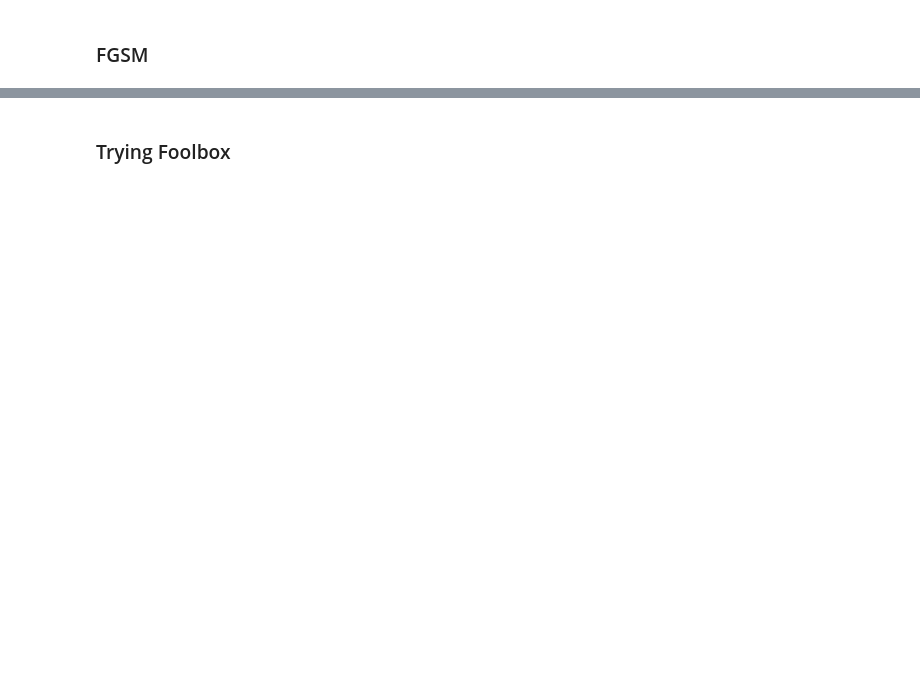
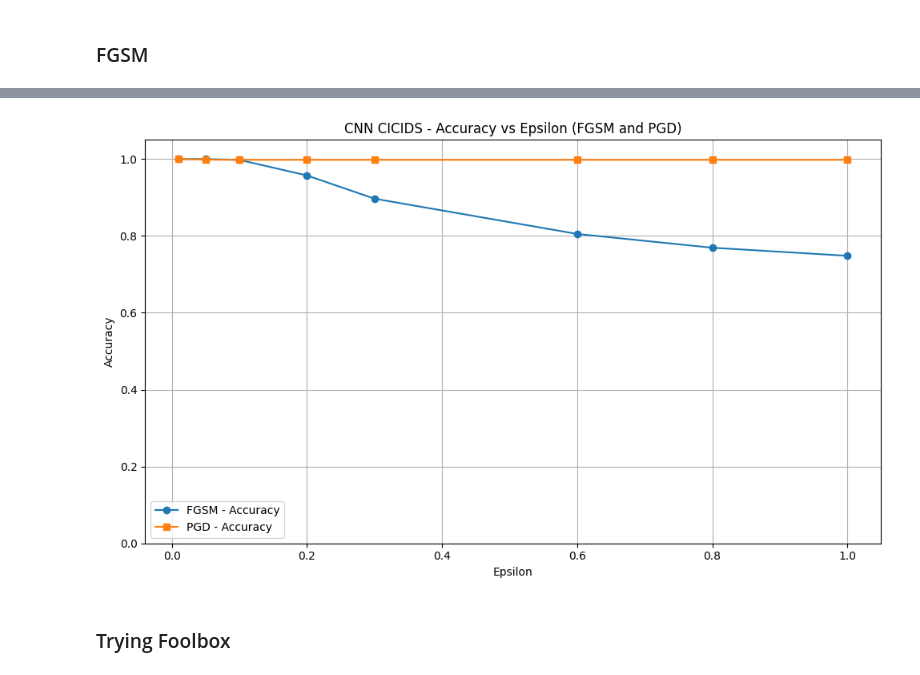
Before and after one commit to WaltZOO/DL-Attacks_SDN-IoT, a Jupyter notebook: notebooks/attacks/CICIDS_attacks.ipynb, the cells around one changed output, grey strips where cells are left out. Drawn from its saved outputs; the diff is of its cells as text; code cells hidden in the pictures; blank space fills up the shorter version.

Commit message:
several epsilons (intensity) with plots but on a smaller sample (CICIOT/InSDN 100% accuracy...

```diff
--- a/notebooks/attacks/CICIDS_attacks.ipynb
+++ b/notebooks/attacks/CICIDS_attacks.ipynb
@@ -41,3 +40,4 @@ def evaluate(true_labels, pred_labels, title):
     print(f"Recall   : {rec:.4f}")
     print(f"F1-score : {f1:.4f}")
     print()
+    return(acc, prec, rec, f1)
@@ -133,3 +119,19 @@ PGD Time: 9.21 sec
+# %%
+import matplotlib.pyplot as plt
+
+plt.figure(figsize=(10, 6))
+plt.plot(epsilons, fgsm_acc, label='FGSM - Accuracy', marker='o')
+plt.plot(epsilons, pgd_acc, label='PGD - Accuracy', marker='s')
+plt.xlabel('Epsilon')
+plt.ylabel('Accuracy')
+plt.title('CNN CICIDS - Accuracy vs Epsilon (FGSM and PGD)')
+plt.ylim(0, 1.05)
+plt.legend()
+plt.grid(True)
+plt.tight_layout()
+plt.show()
+# %% [output]
+[figure, added]
 # %% [markdown]
 ### Trying Foolbox
 # %%
```
Also changed, not shown: parts of 4 cells of this notebook, 9 other files.
